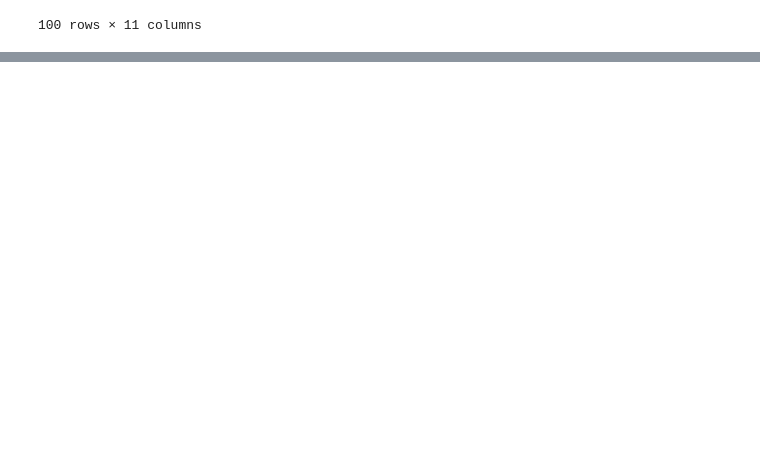
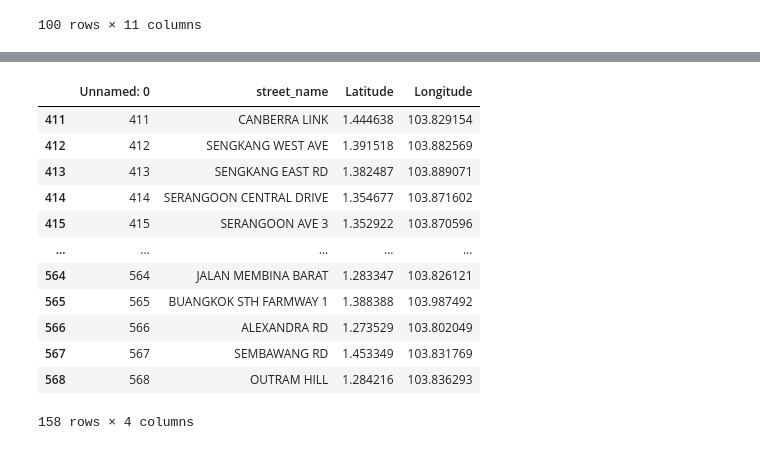
Before and after one commit to CJuanvip/HDB_data_mining, a Jupyter notebook: Scraper.ipynb, the cells around one changed output, grey strips where cells are left out. Drawn from its saved outputs; the diff is of its cells as text; code cells hidden in the pictures; blank space fills up the shorter version.

```diff
--- a/Scraper.ipynb
+++ b/Scraper.ipynb
@@ -319,0 +336,16 @@ selected_ven6.to_csv('selected_ven6.csv')
+# %%
+df_lat_long[411:]
+# %% [output]
+|  | Unnamed: 0 | street_name | Latitude | Longitude |
+| 411 | 411 | CANBERRA LINK | 1.444638 | 103.829154 |
+| 412 | 412 | SENGKANG WEST AVE | 1.391518 | 103.882569 |
+| 413 | 413 | SENGKANG EAST RD | 1.382487 | 103.889071 |
+| 414 | 414 | SERANGOON CENTRAL DRIVE | 1.354677 | 103.871602 |
+| 415 | 415 | SERANGOON AVE 3 | 1.352922 | 103.870596 |
+| ... | ... | ... | ... | ... |
+| 564 | 564 | JALAN MEMBINA BARAT | 1.283347 | 103.826121 |
+| 565 | 565 | BUANGKOK STH FARMWAY 1 | 1.388388 | 103.987492 |
+| 566 | 566 | ALEXANDRA RD | 1.273529 | 103.802049 |
+| 567 | 567 | SEMBAWANG RD | 1.453349 | 103.831769 |
+| 568 | 568 | OUTRAM HILL | 1.284216 | 103.836293 |
+158 rows × 4 columns
```
Also changed, not shown: parts of 8 cells of this notebook, 2 other files.
